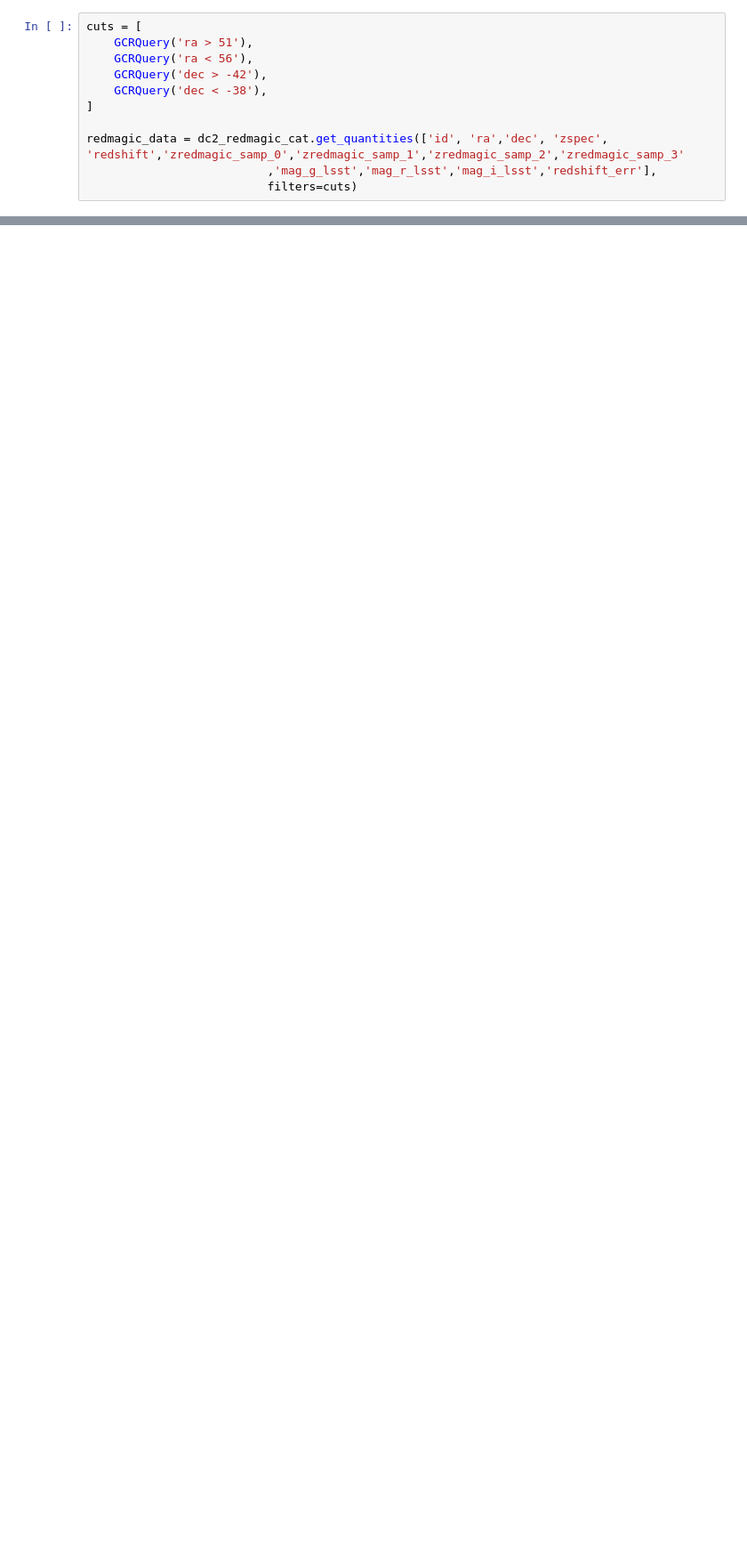
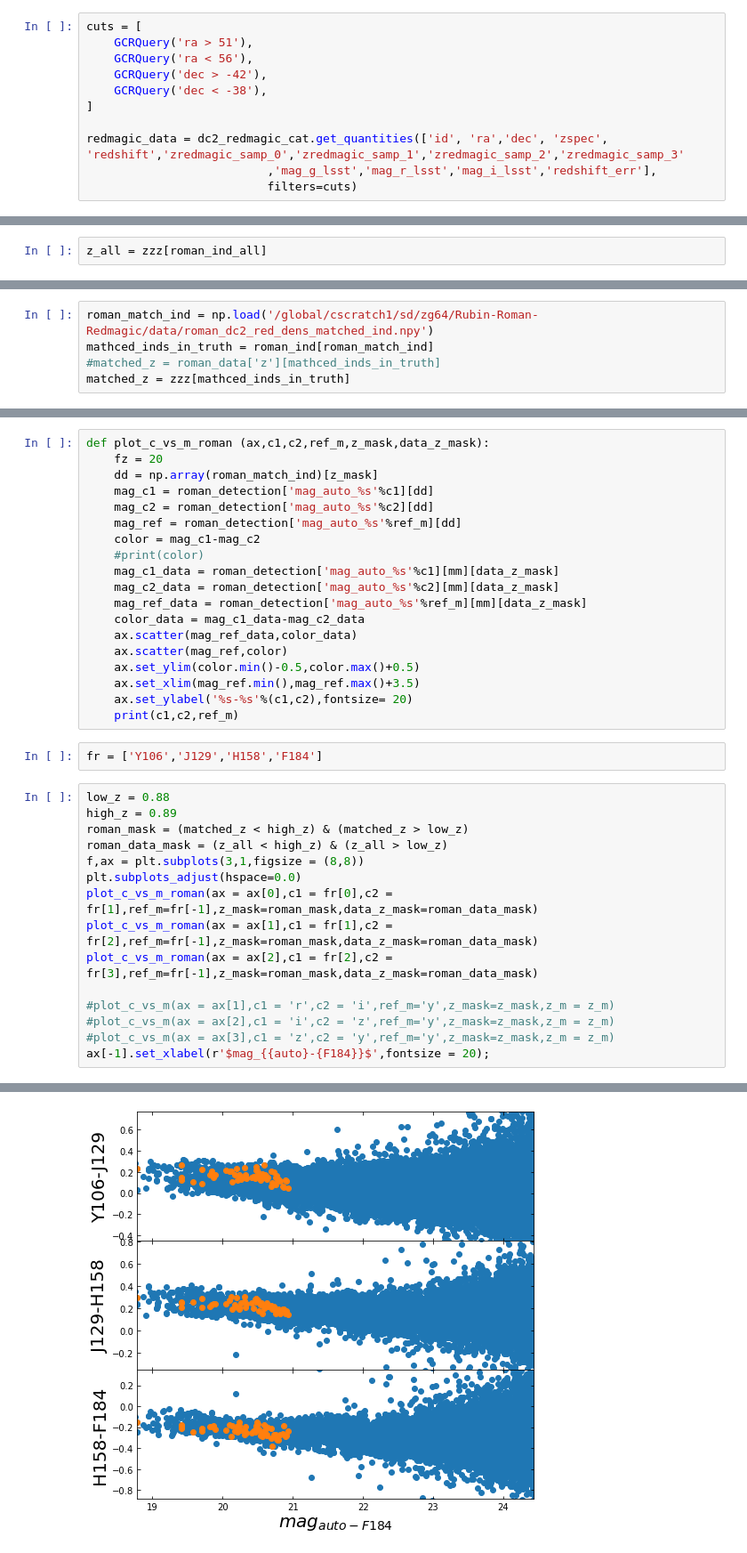
Before and after one commit to Zhiyuan-G/Rubin-Roman-redmagic, a Jupyter notebook: DC2-explore.ipynb, the cells around one changed output, grey strips where cells are left out. Shown at 89% size. Drawn from its saved outputs; the diff is of its cells as text; blank space fills up the shorter version.

```diff
--- a/DC2-explore.ipynb
+++ b/DC2-explore.ipynb
@@ -154,0 +200,2 @@ plt.plot(data['mag_r_cModel'][np.array(idx)],redmagic_data['mag_r_lsst'][np.arra
+# %%
+z_all = zzz[roman_ind_all]
@@ -154,0 +207,5 @@ plt.plot(data['mag_r_cModel'][np.array(idx)],redmagic_data['mag_r_lsst'][np.arra
+# %%
+roman_match_ind = np.load('/global/cscratch1/sd/zg64/Rubin-Roman-Redmagic/data/roman_dc2_red_dens_matched_ind.npy')
+mathced_inds_in_truth = roman_ind[roman_match_ind]
+#matched_z = roman_data['z'][mathced_inds_in_truth]
+matched_z = zzz[mathced_inds_in_truth]
@@ -154,0 +216,37 @@ plt.plot(data['mag_r_cModel'][np.array(idx)],redmagic_data['mag_r_lsst'][np.arra
+# %%
+def plot_c_vs_m_roman (ax,c1,c2,ref_m,z_mask,data_z_mask):
+    fz = 20
+    dd = np.array(roman_match_ind)[z_mask]
+    mag_c1 = roman_detection['mag_auto_%s'%c1][dd]
+    mag_c2 = roman_detection['mag_auto_%s'%c2][dd]
+    mag_ref = roman_detection['mag_auto_%s'%ref_m][dd]
+    color = mag_c1-mag_c2
+    #print(color)
+    mag_c1_data = roman_detection['mag_auto_%s'%c1][mm][data_z_mask]
+    mag_c2_data = roman_detection['mag_auto_%s'%c2][mm][data_z_mask]
+    mag_ref_data = roman_detection['mag_auto_%s'%ref_m][mm][data_z_mask]
+    color_data = mag_c1_data-mag_c2_data
+    ax.scatter(mag_ref_data,color_data)
+    ax.scatter(mag_ref,color)
+    ax.set_ylim(color.min()-0.5,color.max()+0.5)
+    ax.set_xlim(mag_ref.min(),mag_ref.max()+3.5)
+    ax.set_ylabel('%s-%s'%(c1,c2),fontsize= 20)
+    print(c1,c2,ref_m)
+# %%
+fr = ['Y106','J129','H158','F184']
+# %%
+low_z = 0.88
+high_z = 0.89
+roman_mask = (matched_z < high_z) & (matched_z > low_z)
+roman_data_mask = (z_all < high_z) & (z_all > low_z)
+f,ax = plt.subplots(3,1,figsize = (8,8))
+plt.subplots_adjust(hspace=0.0)
+plot_c_vs_m_roman(ax = ax[0],c1 = fr[0],c2 = fr[1],ref_m=fr[-1],z_mask=roman_mask,data_z_mask=roman_data_mask)
+plot_c_vs_m_roman(ax = ax[1],c1 = fr[1],c2 = fr[2],ref_m=fr[-1],z_mask=roman_mask,data_z_mask=roman_data_mask)
+plot_c_vs_m_roman(ax = ax[2],c1 = fr[2],c2 = fr[3],ref_m=fr[-1],z_mask=roman_mask,data_z_mask=roman_data_mask)
+
+#plot_c_vs_m(ax = ax[1],c1 = 'r',c2 = 'i',ref_m='y',z_mask=z_mask,z_m = z_m)
+#plot_c_vs_m(ax = ax[2],c1 = 'i',c2 = 'z',ref_m='y',z_mask=z_mask,z_m = z_m)
+#plot_c_vs_m(ax = ax[3],c1 = 'z',c2 = 'y',ref_m='y',z_mask=z_mask,z_m = z_m)
+ax[-1].set_xlabel(r'$mag_{{auto}-{F184}}$',fontsize = 20);
+# %% [output]
@@ -154,0 +256 @@ plt.plot(data['mag_r_cModel'][np.array(idx)],redmagic_data['mag_r_lsst'][np.arra
+[figure, added]
```
Also changed, not shown: parts of 24 cells of this notebook.
